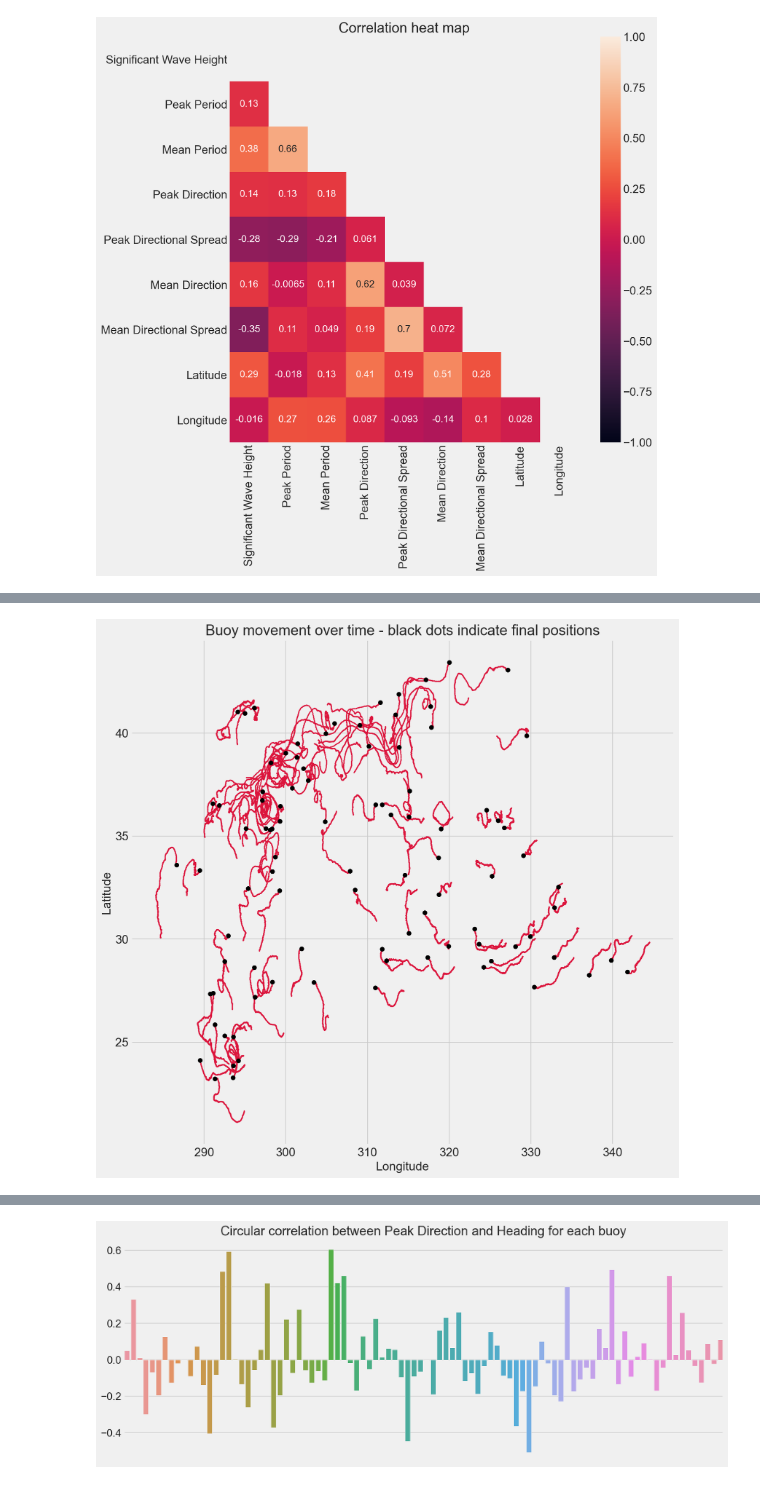
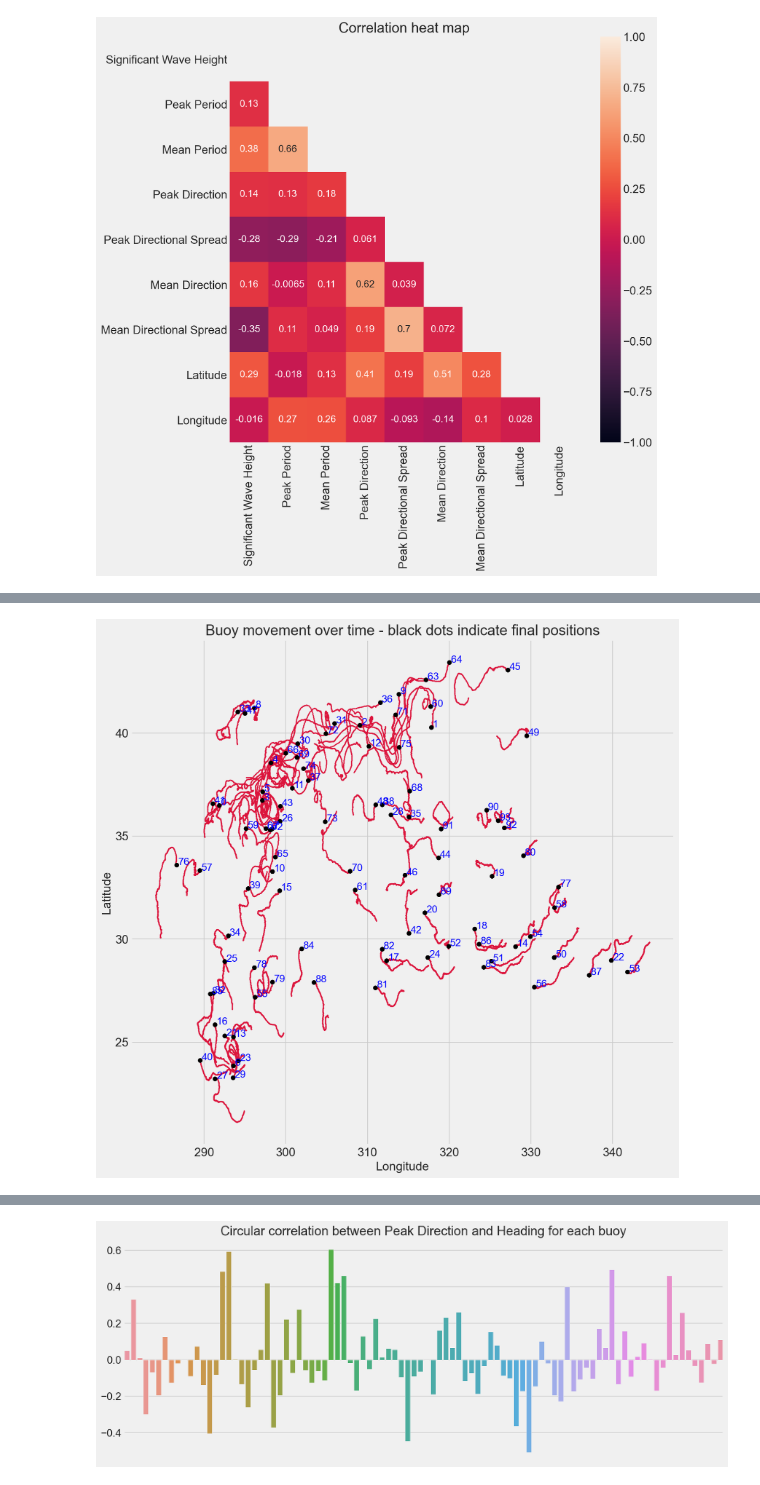
Before and after one commit to esbatiehsan/forecasting-floats, a Jupyter notebook: data-cleaning-exploration.ipynb, the cells around one changed output, grey strips where cells are left out. Saved outputs shown, nothing was run; the diff lists cells and outputs as text; code cells hidden in the pictures.

```diff
--- a/data-cleaning-exploration.ipynb
+++ b/data-cleaning-exploration.ipynb
@@ -99,10 +103,12 @@ buoy_data.head()
 # %%
 fig, ax = plt.subplots(figsize=(12, 12))
 sns.scatterplot(data=buoy_data, x='Longitude', y='Latitude', c=['crimson'], edgecolor=None, s=2.5, ax=ax)
 for buoy in buoy_data['Spot Id'].unique():
     sns.scatterplot(data=buoy_data[buoy_data['Spot Id'] == buoy][-1:],
                         x='Longitude', y='Latitude', c=['black'], edgecolor=None, ax=ax)
+    plt.text(x=buoy_data[buoy_data['Spot Id'] == buoy][-1:]['Longitude']+0.2,
+                 y=buoy_data[buoy_data['Spot Id'] == buoy][-1:]['Latitude'], s=str(buoy), color='blue')
 ax.set_title('Buoy movement over time - black dots indicate final positions')
 plt.show()
 # %% [output]
-[figure, old version]
+[figure, new version]
```
Also changed, not shown: parts of 8 cells of this notebook.
